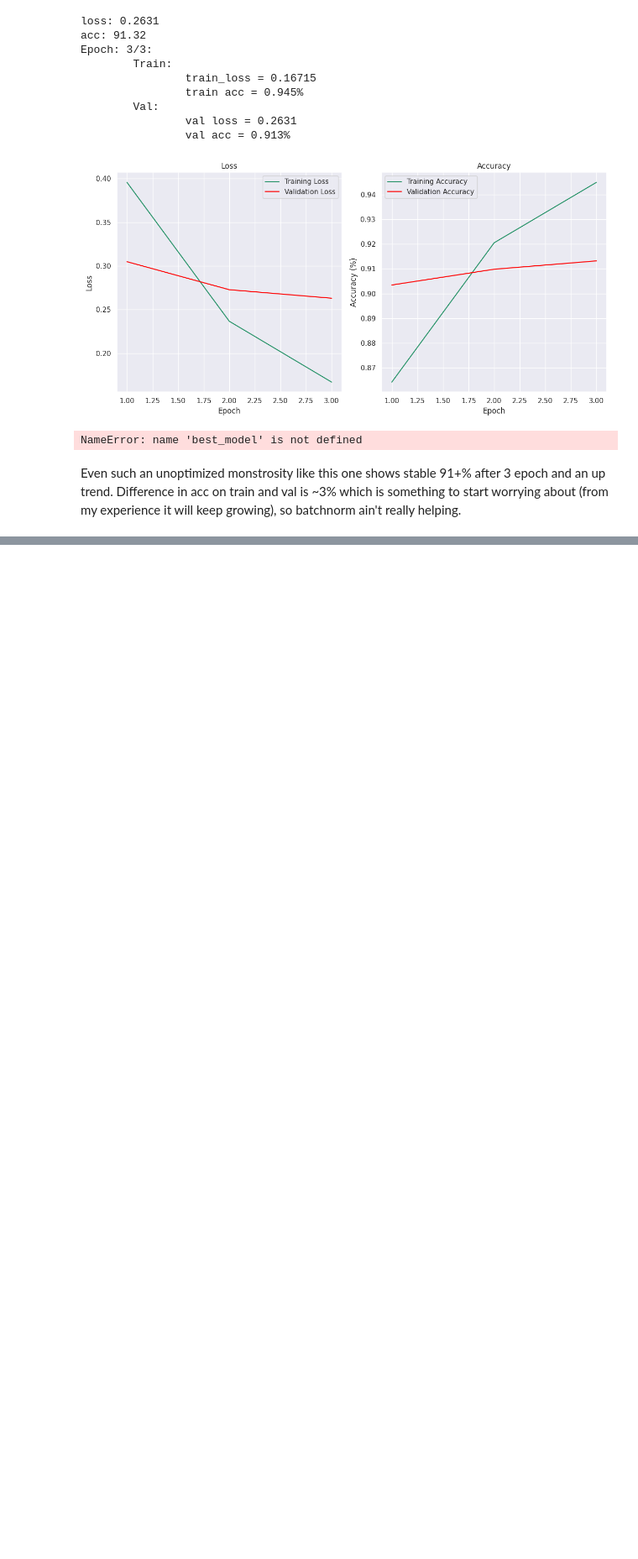
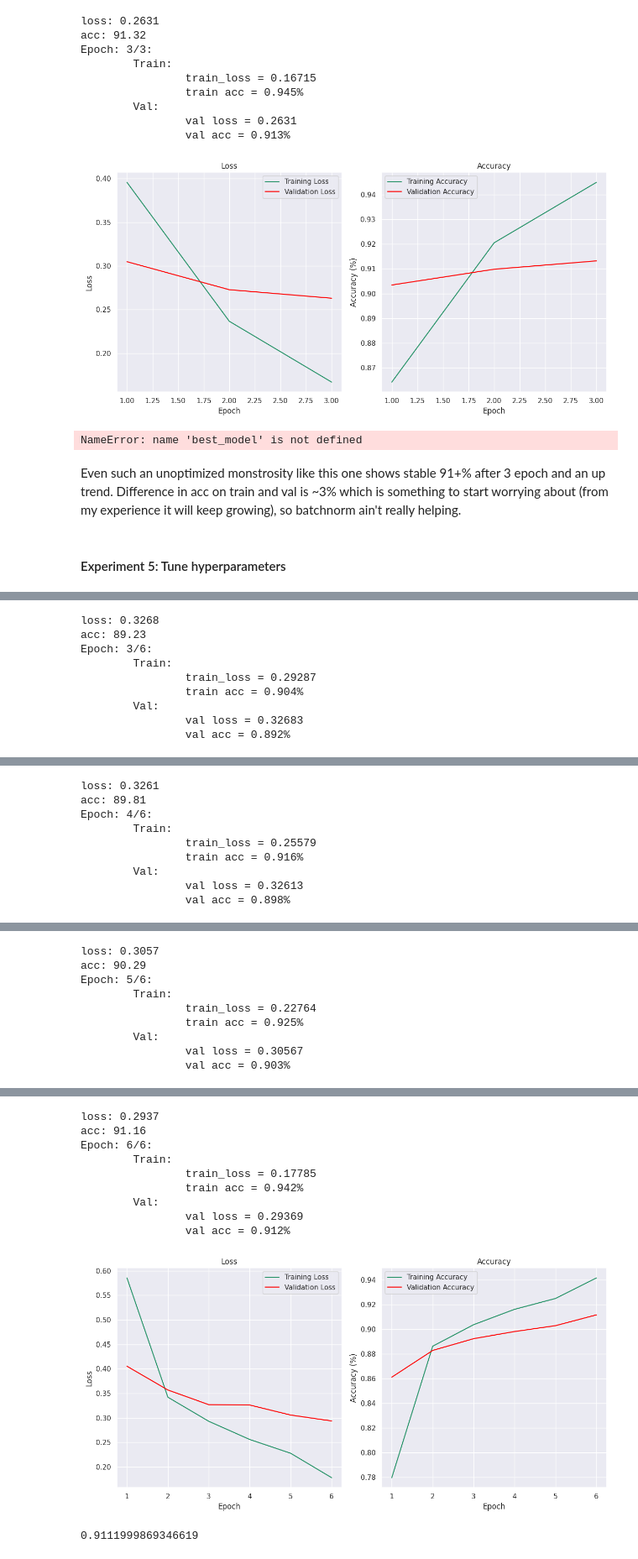
Before and after one commit to Dimildizio/DS_course, a Jupyter notebook: Neural_networks/NLP/Text_classification/news_classification.ipynb, the cells around one changed output, grey strips where cells are left out. Shown at 84% size. Cells and saved outputs as stored; diff of their text form; code cells hidden in the pictures; blank space fills up the shorter version.

Commit message:
feat(experiment): add hyperparameters tuning experiment 5 for RNN

```diff
--- a/Neural_networks/NLP/Text_classification/news_classification.ipynb
+++ b/Neural_networks/NLP/Text_classification/news_classification.ipynb
@@ -817,3 +817,10 @@ Epoch: 3/3:
 NameError: name 'best_model' is not defined
 # %% [markdown]
 Even such an unoptimized monstrosity like this one shows stable 91+% after 3 epoch and an up trend. Difference in acc on train and val is ~3% which is something to start worrying about (from my experience it will keep growing), so batchnorm ain't really helping.
+# %% [markdown]
+#### Experiment 5: Tune hyperparameters
+# %%
+CFG.epochs = 6
+best_model = test_model(RNNModel, hd=1024, rnn_layers = 4, lr=3e-4, bi=True)
+evaluate(best_model, eval_dataloader)
+# %% [output]
@@ -819,0 +851,9 @@ Even such an unoptimized monstrosity like this one shows stable 91+% after 3 epo
+loss: 0.3268
+acc: 89.23
+Epoch: 3/6:
+        Train:
+                train_loss = 0.29287
+                train acc = 0.904%
+        Val:
+                val loss = 0.32683
+                val acc = 0.892%
@@ -819,0 +862,9 @@ Even such an unoptimized monstrosity like this one shows stable 91+% after 3 epo
+loss: 0.3261
+acc: 89.81
+Epoch: 4/6:
+        Train:
+                train_loss = 0.25579
+                train acc = 0.916%
+        Val:
+                val loss = 0.32613
+                val acc = 0.898%
@@ -819,0 +873,9 @@ Even such an unoptimized monstrosity like this one shows stable 91+% after 3 epo
+loss: 0.3057
+acc: 90.29
+Epoch: 5/6:
+        Train:
+                train_loss = 0.22764
+                train acc = 0.925%
+        Val:
+                val loss = 0.30567
+                val acc = 0.903%
@@ -819,0 +884,11 @@ Even such an unoptimized monstrosity like this one shows stable 91+% after 3 epo
+loss: 0.2937
+acc: 91.16
+Epoch: 6/6:
+        Train:
+                train_loss = 0.17785
+                train acc = 0.942%
+        Val:
+                val loss = 0.29369
+                val acc = 0.912%
+[figure, added]
+0.9111999869346619
```
Also changed, not shown: parts of 2 cells of this notebook.
